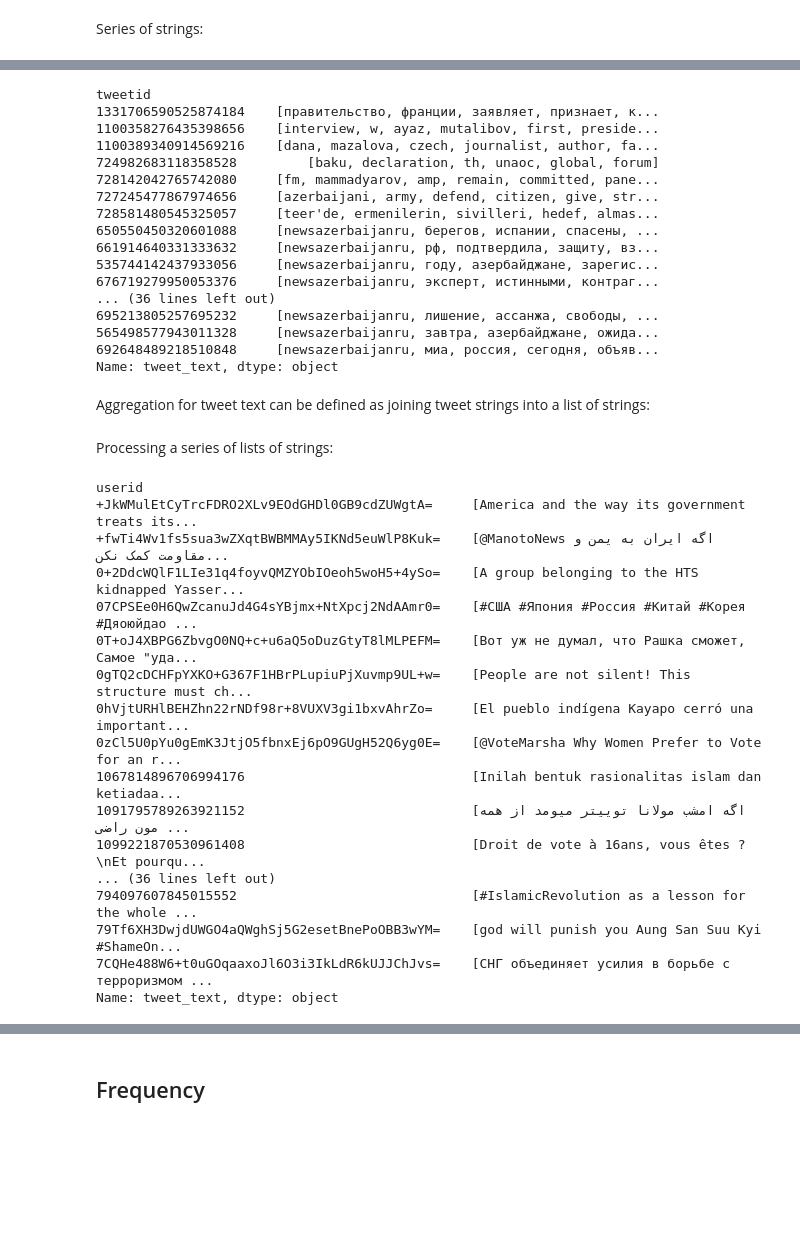
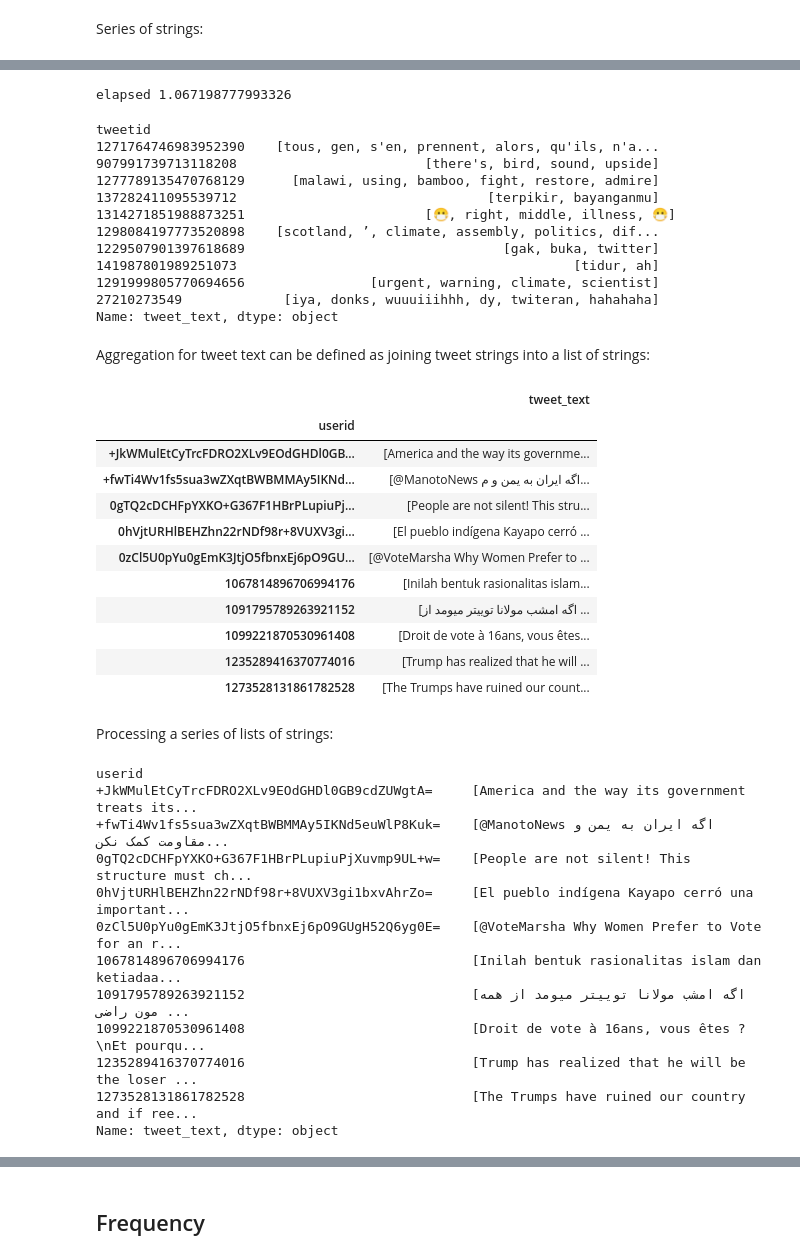
Before and after one commit to sarahkpardo/social-media-data-analysis, a Jupyter notebook: topic_modeling.ipynb, the cells around one changed output, grey strips where cells are left out. Drawn from its saved outputs; the diff is of its cells as text; code cells hidden in the pictures; blank space fills up the shorter version.

```diff
--- a/topic_modeling.ipynb
+++ b/topic_modeling.ipynb
@@ -157,8 +155,8 @@ tweets = TweetsData('data/tweets')
 df = tweets.df.loc[:][:]
 user_df = users.df.loc[:][:]
 # %%
-iran = df[df['campaign'] == 'iran202012']
-iran_users = user_df[user_df['campaign'] == 'iran202012']
+campaign = df[df['campaign'] == 'iran202012']
+campaign_users = user_df[user_df['campaign'] == 'iran202012']
 # %% [markdown]
 ### Pipeline usage
 # %% [markdown]
@@ -186,39 +179,51 @@ tweetid
 Name: tweet_text, dtype: string
 # %%
+t1 = default_timer()
 processed = (tweet_series
              .apply(tokenize_string, tokenizer=tokenizer)
              .apply(remove_stopwords, stopword_list=stop_words)
              .apply(lemmatize, lemmatizer=WordNetLemmatizer())
             )
+t2 = default_timer()
+print('elapsed', t2 - t1)
 processed
 # %% [output]
-tweetid
-1331706590525874184    [правительство, франции, заявляет, признает, к...
-1100358276435398656    [interview, w, ayaz, mutalibov, first, preside...
-1100389340914569216    [dana, mazalova, czech, journalist, author, fa...
-724982683118358528         [baku, declaration, th, unaoc, global, forum]
-728142042765742080     [fm, mammadyarov, amp, remain, committed, pane...
-727245477867974656     [azerbaijani, army, defend, citizen, give, str...
-728581480545325057     [teer'de, ermenilerin, sivilleri, hedef, almas...
-650550450320601088     [newsazerbaijanru, берегов, испании, спасены, ...
-661914640331333632     [newsazerbaijanru, рф, подтвердила, защиту, вз...
-535744142437933056     [newsazerbaijanru, году, азербайджане, зарегис...
-676719279950053376     [newsazerbaijanru, эксперт, истинными, контраг...
-... (36 lines left out)
-695213805257695232     [newsazerbaijanru, лишение, ассанжа, свободы, ...
-565498577943011328     [newsazerbaijanru, завтра, азербайджане, ожида...
-692648489218510848     [newsazerbaijanru, миа, россия, сегодня, объяв...
-Name: tweet_text, dtype: object
+elapsed 1.067198777993326
+tweetid
+1271764746983952390    [tous, gen, s'en, prennent, alors, qu'ils, n'a...
+907991739713118208                        [there's, bird, sound, upside]
+1277789135470768129      [malawi, using, bamboo, fight, restore, admire]
+137282411095539712                                [terpikir, bayanganmu]
+1314271851988873251                       [😷, right, middle, illness, 😷]
+1298084197773520898    [scotland, ’, climate, assembly, politics, dif...
+1229507901397618689                                 [gak, buka, twitter]
+141987801989251073                                           [tidur, ah]
+1291999805770694656                [urgent, warning, climate, scientist]
+27210273549             [iya, donks, wuuuiiihhh, dy, twiteran, hahahaha]
+Name: tweet_text, dtype: object
 # %% [markdown]
 Aggregation for tweet text can be defined as joining tweet strings into a list of strings:
 # %%
 string_agg = lambda x: list(x)
 
-user_tweets = (iran
+user_tweets = (campaign
                .groupby('userid')[['tweet_text']]
                .agg(string_agg)
-              ).head(50)
+              ).head(10)
 user_tweets
+# %% [output]
+|  | tweet_text |
+| userid |  |
+| +JkWMulEtCyTrcFDRO2XLv9EOdGHDl0GB... | [America and the way its governme... |
+| +fwTi4Wv1fs5sua3wZXqtBWBMMAy5IKNd... | [@ManotoNews اگه ایران به یمن و م... |
+| 0gTQ2cDCHFpYXKO+G367F1HBrPLupiuPj... | [People are not silent! This stru... |
+| 0hVjtURHlBEHZhn22rNDf98r+8VUXV3gi... | [El pueblo indígena Kayapo cerró ... |
+| 0zCl5U0pYu0gEmK3JtjO5fbnxEj6pO9GU... | [@VoteMarsha Why Women Prefer to ... |
+| 1067814896706994176 | [Inilah bentuk rasionalitas islam... |
+| 1091795789263921152 | [اگه امشب مولانا توییتر میومد از ... |
+| 1099221870530961408 | [Droit de vote à 16ans, vous êtes... |
+| 1235289416370774016 | [Trump has realized that he will ... |
+| 1273528131861782528 | [The Trumps have ruined our count... |
 # %% [markdown]
 Processing a series of lists of strings:
 # %%
@@ -228,17 +233,12 @@ tweets_series
 userid
 +JkWMulEtCyTrcFDRO2XLv9EOdGHDl0GB9cdZUWgtA=     [America and the way its government treats its...
 +fwTi4Wv1fs5sua3wZXqtBWBMMAy5IKNd5euWlP8Kuk=    [@ManotoNews اگه ایران به یمن و مقاومت کمک نکن...
-0+2DdcWQlF1LIe31q4foyvQMZYObIOeoh5woH5+4ySo=    [A group belonging to the HTS kidnapped Yasser...
-07CPSEe0H6QwZcanuJd4G4sYBjmx+NtXpcj2NdAAmr0=    [#США #Япония #Россия #Китай #Корея #Дяоюйдао ...
-0T+oJ4XBPG6ZbvgO0NQ+c+u6aQ5oDuzGtyT8lMLPEFM=    [Вот уж не думал, что Рашка сможет, Самое "уда...
 0gTQ2cDCHFpYXKO+G367F1HBrPLupiuPjXuvmp9UL+w=    [People are not silent! This structure must ch...
 0hVjtURHlBEHZhn22rNDf98r+8VUXV3gi1bxvAhrZo=     [El pueblo indígena Kayapo cerró una important...
 0zCl5U0pYu0gEmK3JtjO5fbnxEj6pO9GUgH52Q6yg0E=    [@VoteMarsha Why Women Prefer to Vote for an r...
 1067814896706994176                             [Inilah bentuk rasionalitas islam dan ketiadaa...
 1091795789263921152                             [اگه امشب مولانا توییتر میومد از همه مون راضی ...
 1099221870530961408                             [Droit de vote à 16ans, vous êtes ?\nEt pourqu...
-... (36 lines left out)
-794097607845015552                              [#IslamicRevolution as a lesson for the whole ...
-79Tf6XH3DwjdUWGO4aQWghSj5G2esetBnePoOBB3wYM=    [god will punish you Aung San Suu Kyi #ShameOn...
-7CQHe488W6+t0uGOqaaxoJl6O3i3IkLdR6kUJJChJvs=    [СНГ объединяет усилия в борьбе с терроризмом ...
+1235289416370774016                             [Trump has realized that he will be the loser ...
+1273528131861782528                             [The Trumps have ruined our country and if ree...
 Name: tweet_text, dtype: object
```
Also changed, not shown: parts of 56 cells of this notebook.
